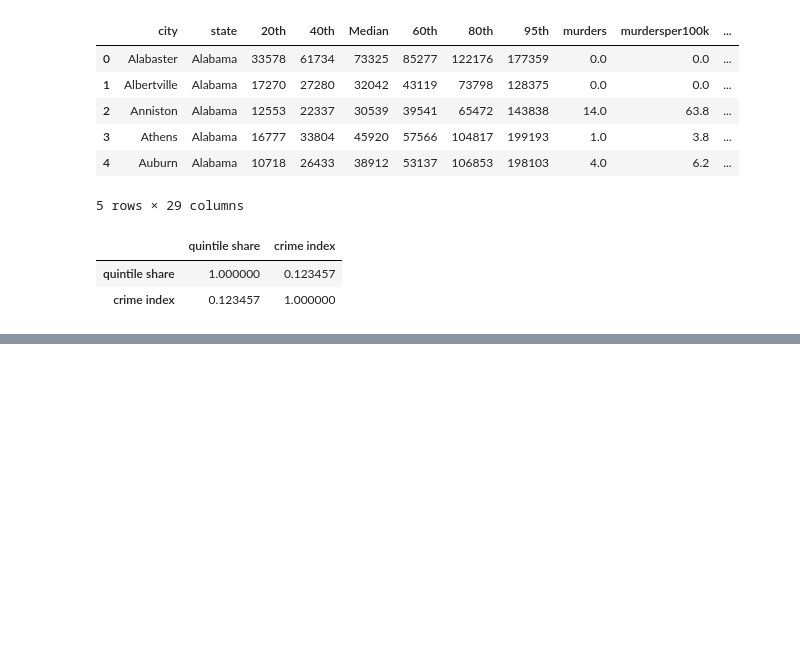
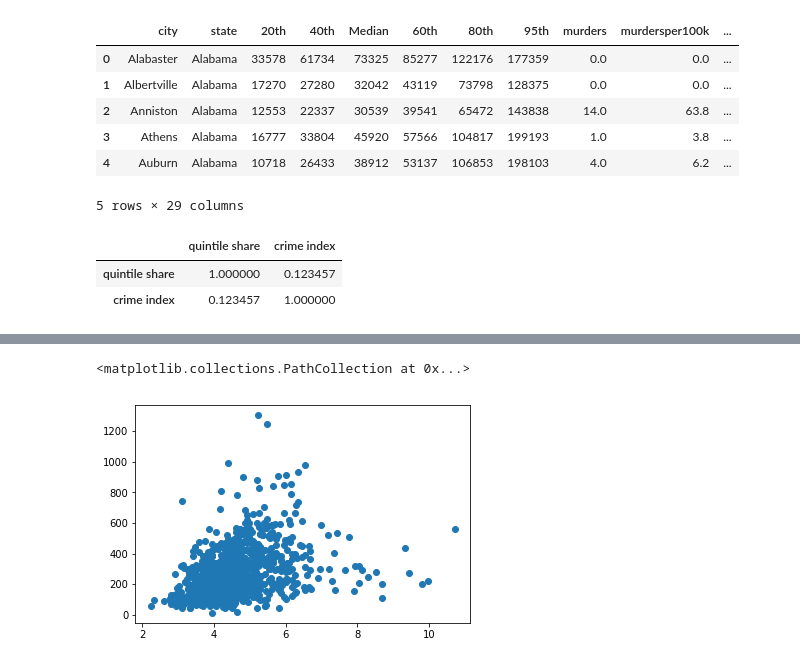
Before and after one commit to ewinterstorm/cogs108_finalproject, a Jupyter notebook: quintileAnalysis.ipynb, the cells around one changed output, grey strips where cells are left out. Saved outputs shown, nothing was run; the diff lists cells and outputs as text; code cells hidden in the pictures; blank space fills up the shorter version.

```diff
--- a/quintileAnalysis.ipynb
+++ b/quintileAnalysis.ipynb
@@ -561,0 +605,12 @@ Although the correlations appear to be negative, this may be because we are chec
+# %%
+crime_exist = crime_income_df["crime index"].median()
+crimeind = crime_income_df['crime index']
+
+crime_exists = [0]*len(crime_income_df)
+for i in range(0,len(crime_income_df)):
+    if crimeind[i] < crime_exist:
+        crime_exists[i] = 0
+    else:
+        crime_exists[i] = 1
+crime_income_df['high crime exists'] = crime_exists
+crime_income_df.head()
@@ -561,0 +688,5 @@ Although the correlations appear to be negative, this may be because we are chec
+# %%
+plt.scatter(crime_income_df['quintile share'], crime_income_df['crime index'])
+# %% [output]
+<matplotlib.collections.PathCollection at 0x...>
+[figure, added]
```
Also changed, not shown: parts of 16 cells of this notebook.
